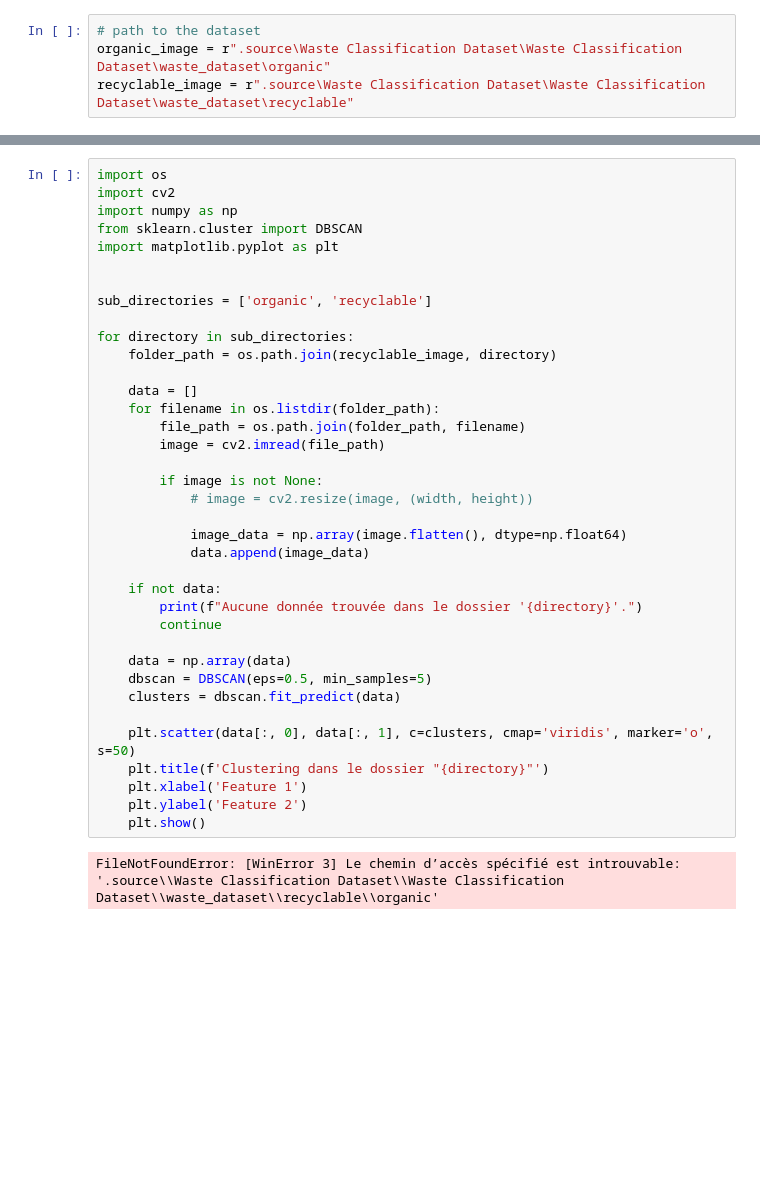
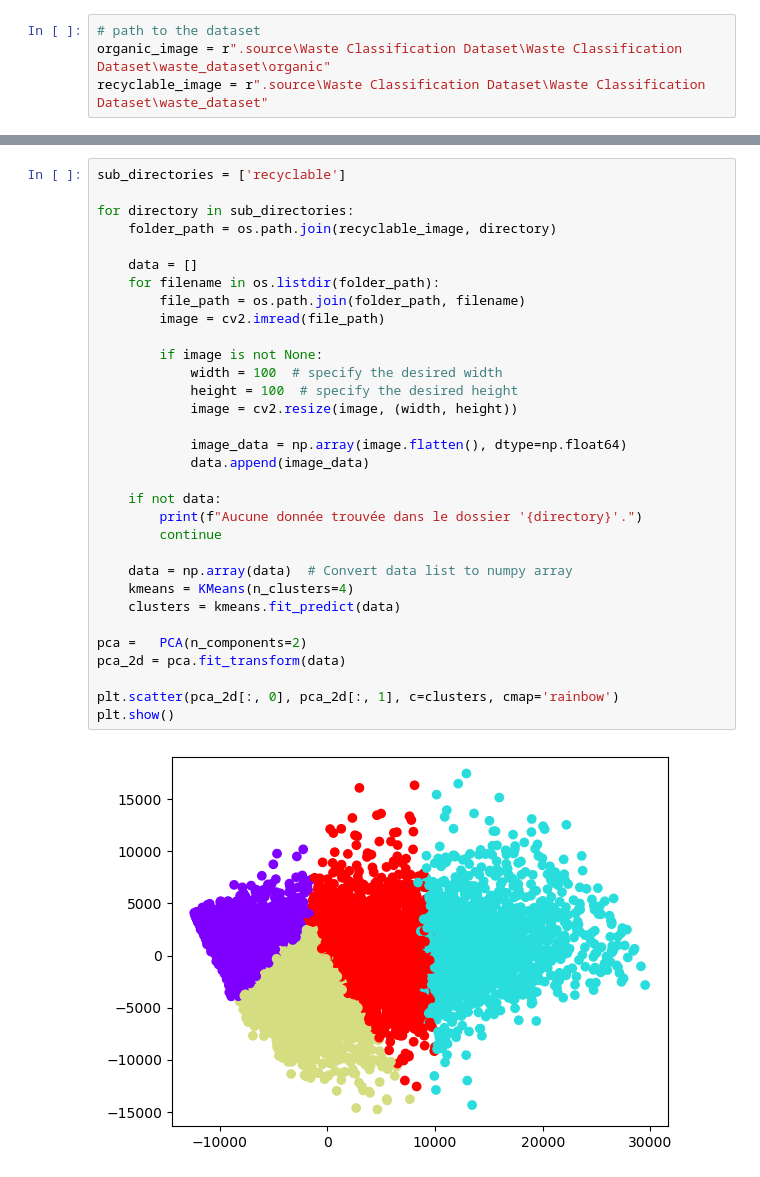
Before and after one commit to Omegalpha44/DIA_green_AI, a Jupyter notebook: unsup_classification.ipynb, the cells around one changed output, grey strips where cells are left out. Drawn from its saved outputs; the diff is of its cells as text; blank space fills up the shorter version.

Commit message:
unsup_clustering

```diff
--- a/unsup_classification.ipynb
+++ b/unsup_classification.ipynb
@@ -1,4 +1,4 @@
 # %%
 # path to the dataset
 organic_image = r".source\Waste Classification Dataset\Waste Classification Dataset\waste_dataset\organic"
-recyclable_image = r".source\Waste Classification Dataset\Waste Classification Dataset\waste_dataset\recyclable"
+recyclable_image = r".source\Waste Classification Dataset\Waste Classification Dataset\waste_dataset"
@@ -96,39 +12,34 @@ NameError: name 'cv2' is not defined
 # %%
-import os
-import cv2
-import numpy as np
-from sklearn.cluster import DBSCAN
-import matplotlib.pyplot as plt
-
-
-sub_directories = ['organic', 'recyclable']
+sub_directories = ['recyclable']
 
 for directory in sub_directories:
     folder_path = os.path.join(recyclable_image, directory)
 
     data = []
     for filename in os.listdir(folder_path):
         file_path = os.path.join(folder_path, filename)
         image = cv2.imread(file_path)
 
         if image is not None:
-            # image = cv2.resize(image, (width, height))
+            width = 100  # specify the desired width
+            height = 100  # specify the desired height
+            image = cv2.resize(image, (width, height))
 
             image_data = np.array(image.flatten(), dtype=np.float64)
             data.append(image_data)
 
     if not data:
         print(f"Aucune donnée trouvée dans le dossier '{directory}'.")
         continue
 
-    data = np.array(data)
-    dbscan = DBSCAN(eps=0.5, min_samples=5)
-    clusters = dbscan.fit_predict(data)
+    data = np.array(data)  # Convert data list to numpy array
+    kmeans = KMeans(n_clusters=4)
+    clusters = kmeans.fit_predict(data)
 
-    plt.scatter(data[:, 0], data[:, 1], c=clusters, cmap='viridis', marker='o', s=50)
-    plt.title(f'Clustering dans le dossier "{directory}"')
-    plt.xlabel('Feature 1')
-    plt.ylabel('Feature 2')
-    plt.show()
+pca =   PCA(n_components=2)
+pca_2d = pca.fit_transform(data)
+
+plt.scatter(pca_2d[:, 0], pca_2d[:, 1], c=clusters, cmap='rainbow')
+plt.show()
 # %% [output]
-FileNotFoundError: [WinError 3] Le chemin d’accès spécifié est introuvable: '.source\\Waste Classification Dataset\\Waste Classification Dataset\\waste_dataset\\recyclable\\organic'
+[figure, added]
```
Also changed, not shown: parts of 6 cells of this notebook.
